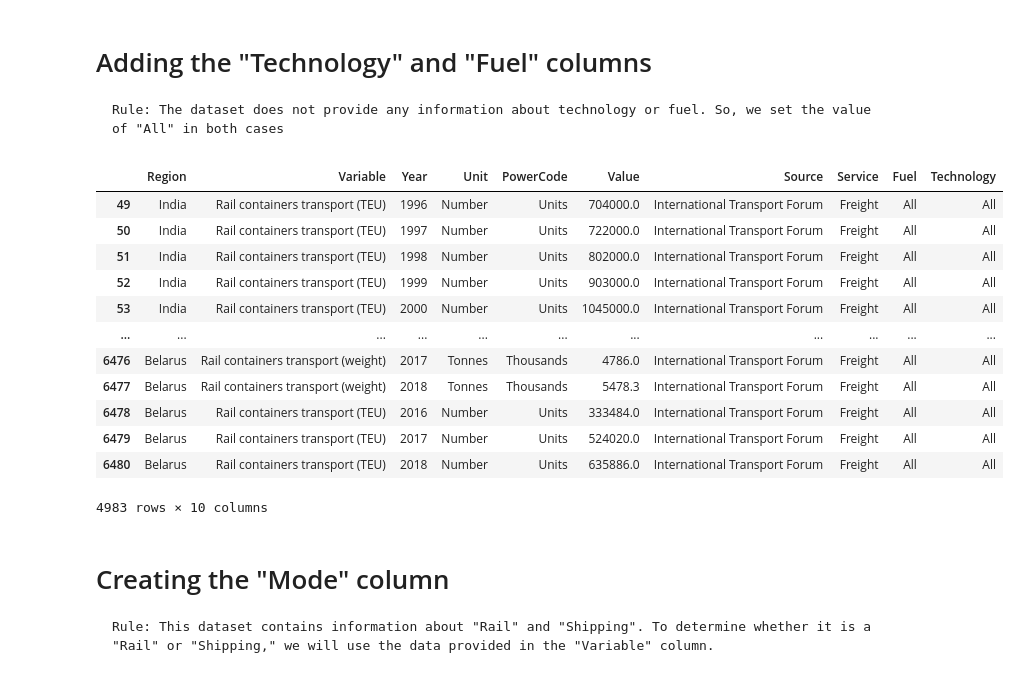
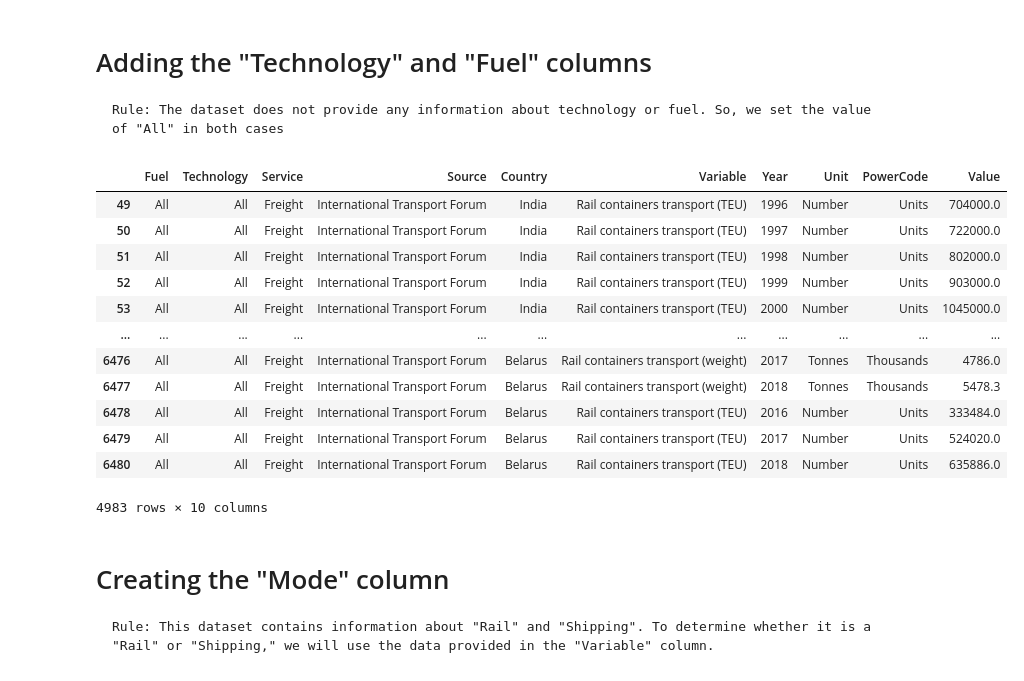
Before and after one commit to transportenergy/database, a Jupyter notebook: item/historical/scripts/T002.ipynb, the cells around one changed output. Cells and saved outputs as stored; diff of their text form; code cells hidden in the pictures.

Commit message:
fixing the T002 script to comply with the new schema and usage of managers

```diff
--- a/item/historical/scripts/T002.ipynb
+++ b/item/historical/scripts/T002.ipynb
@@ -4,9 +16,8 @@ from pprint import pprint
 # %%
-# Creating a dataframe from the csv data
-data_id = "T002"
-raw_data_csv_path = "/Users/hlinero/Desktop/iTEM Material/raw dataset/T002/"
-df = pd.read_csv(raw_data_csv_path+"T002_ITF_GOODS_TRANSPORT_25102019112757117.csv")
-df.head(50)
+filename = "T002_ITF_GOODS_TRANSPORT_25102019112757117.csv"
+path = "/Users/hlinero/Desktop/iTEM Material/raw dataset/T002/{}".format(filename)
+df = dataframeManager.get_dataframe_from_csv_file(path)
+df
 # %% [output]
 |  | COUNTRY | Country | VARIABLE | Variable | YEAR | Year | Unit Code | Unit | PowerCode Code | PowerCode | ... |
 | 0 | MKD | North Macedonia | T-CONT-SEA-TON | Maritime containers transport (we... | 1970 | 1970 | TONNE | Tonnes | 3 | Thousands | ... |
@@ -48,6 +39,5 @@ print(">> Number of countries: {}".format(len(list_of_countries)))
 # Droping the repeated columns
 columns_to_delete = ["COUNTRY", "YEAR", "VARIABLE","Reference Period Code","Unit Code","Reference Period", "Flag Codes", "Flags", "PowerCode Code"]
 df.drop(columns=columns_to_delete, inplace = True)
-df.rename(columns={"Country":"Region"}, inplace = True)
 df
 # %% [output]
@@ -98,7 +88,3 @@ df.dropna(inplace = True)
 # %% [markdown]
 # Adding the "Source" Column
     Rule: All the rows in this dataset come from the same source.
-# %%
-# Adding the column to the dataframe
-df["Source"] = ["International Transport Forum"] * len(df)
-df
@@ -119,7 +108,3 @@ df
 # %% [markdown]
 # Adding the "Service" column
     Rule: Since all the data presented is related to "Freight", the service is "Freight"
-# %%
-# Adding the column to the dataframe
-df["Service"] = ["Freight"] * len(df)
-df
@@ -142,22 +130,22 @@ df
     Rule: The dataset does not provide any information about technology or fuel. So, we set the value of "All" in both cases
 # %%
 # Adding the "Technology" and "Fuel" columns
-df["Fuel"] = ["All"]*len(df)
-df["Technology"] = ["All"]*len(df)
+dataframeManager.simple_column_insert(df,ColumnName.TECHNOLOGY.value,"All")
+dataframeManager.simple_column_insert(df,ColumnName.FUEL.value,"All")
 df
 # %% [output]
-|  | Region | Variable | Year | Unit | PowerCode | Value | Source | Service | Fuel | Technology |
-| 49 | India | Rail containers transport (TEU) | 1996 | Number | Units | 704000.0 | International Transport Forum | Freight | All | All |
-| 50 | India | Rail containers transport (TEU) | 1997 | Number | Units | 722000.0 | International Transport Forum | Freight | All | All |
-| 51 | India | Rail containers transport (TEU) | 1998 | Number | Units | 802000.0 | International Transport Forum | Freight | All | All |
-| 52 | India | Rail containers transport (TEU) | 1999 | Number | Units | 903000.0 | International Transport Forum | Freight | All | All |
-| 53 | India | Rail containers transport (TEU) | 2000 | Number | Units | 1045000.0 | International Transport Forum | Freight | All | All |
+|  | Fuel | Technology | Service | Source | Country | Variable | Year | Unit | PowerCode | Value |
+| 49 | All | All | Freight | International Transport Forum | India | Rail containers transport (TEU) | 1996 | Number | Units | 704000.0 |
+| 50 | All | All | Freight | International Transport Forum | India | Rail containers transport (TEU) | 1997 | Number | Units | 722000.0 |
+| 51 | All | All | Freight | International Transport Forum | India | Rail containers transport (TEU) | 1998 | Number | Units | 802000.0 |
+| 52 | All | All | Freight | International Transport Forum | India | Rail containers transport (TEU) | 1999 | Number | Units | 903000.0 |
+| 53 | All | All | Freight | International Transport Forum | India | Rail containers transport (TEU) | 2000 | Number | Units | 1045000.0 |
 | ... | ... | ... | ... | ... | ... | ... | ... | ... | ... | ... |
-| 6476 | Belarus | Rail containers transport (weight) | 2017 | Tonnes | Thousands | 4786.0 | International Transport Forum | Freight | All | All |
-| 6477 | Belarus | Rail containers transport (weight) | 2018 | Tonnes | Thousands | 5478.3 | International Transport Forum | Freight | All | All |
-| 6478 | Belarus | Rail containers transport (TEU) | 2016 | Number | Units | 333484.0 | International Transport Forum | Freight | All | All |
-| 6479 | Belarus | Rail containers transport (TEU) | 2017 | Number | Units | 524020.0 | International Transport Forum | Freight | All | All |
-| 6480 | Belarus | Rail containers transport (TEU) | 2018 | Number | Units | 635886.0 | International Transport Forum | Freight | All | All |
+| 6476 | All | All | Freight | International Transport Forum | Belarus | Rail containers transport (weight) | 2017 | Tonnes | Thousands | 4786.0 |
+| 6477 | All | All | Freight | International Transport Forum | Belarus | Rail containers transport (weight) | 2018 | Tonnes | Thousands | 5478.3 |
+| 6478 | All | All | Freight | International Transport Forum | Belarus | Rail containers transport (TEU) | 2016 | Number | Units | 333484.0 |
+| 6479 | All | All | Freight | International Transport Forum | Belarus | Rail containers transport (TEU) | 2017 | Number | Units | 524020.0 |
+| 6480 | All | All | Freight | International Transport Forum | Belarus | Rail containers transport (TEU) | 2018 | Number | Units | 635886.0 |
 4983 rows × 10 columns
 # %% [markdown]
 # Creating the "Mode" column
```
Also changed, not shown: parts of 37 cells of this notebook, 1 other file.
